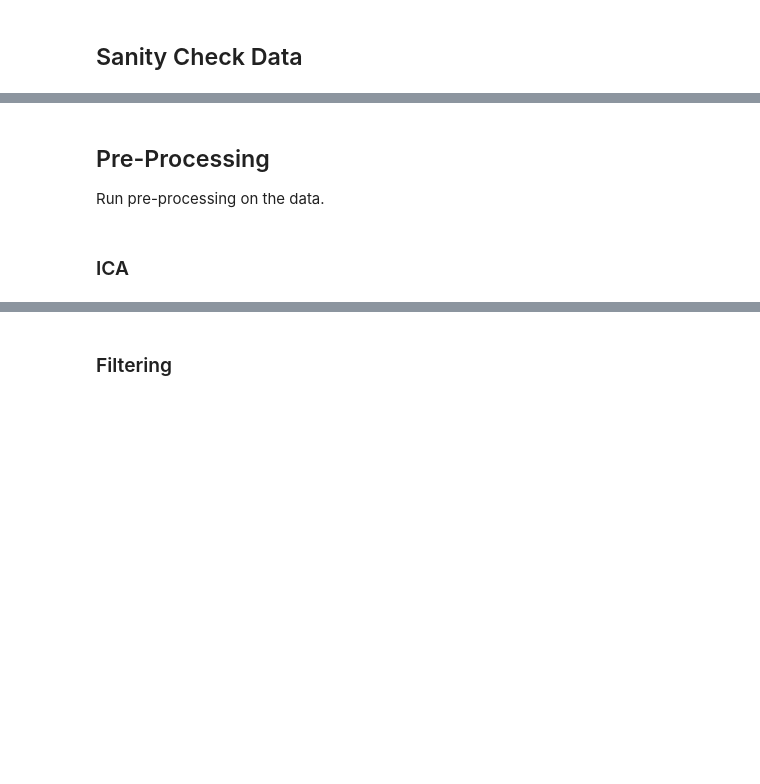
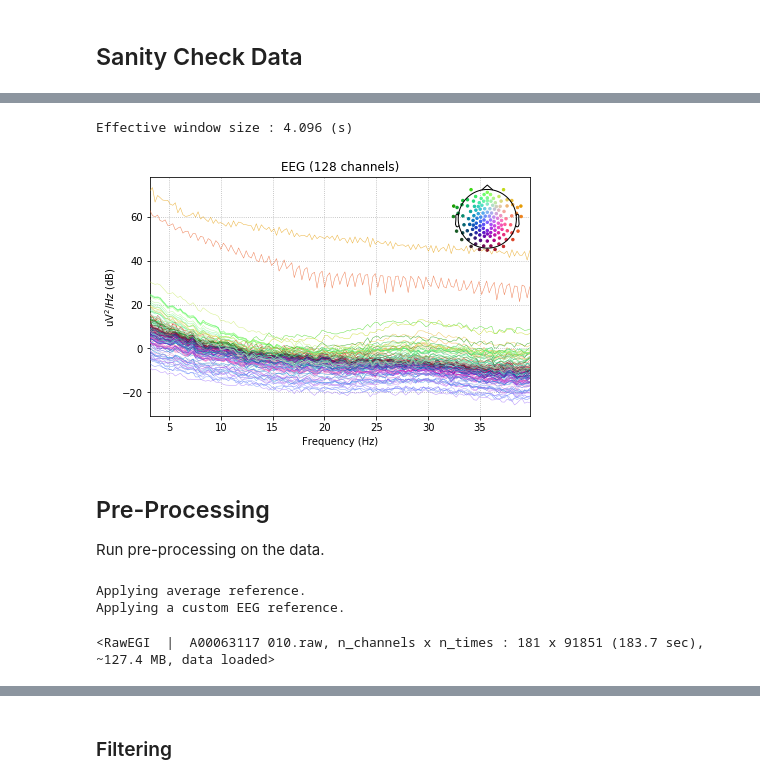
Before and after one commit to TomDonoghue/HyperEEG, a Jupyter notebook: notebooks/01-EEGProcessing.ipynb, the cells around one changed output, grey strips where cells are left out. Cells and saved outputs as stored; diff of their text form; code cells hidden in the pictures; blank space fills up the shorter version.

```diff
--- a/notebooks/01-EEGProcessing.ipynb
+++ b/notebooks/01-EEGProcessing.ipynb
@@ -168,0 +124,6 @@ plt.plot(raw._data[0, 0:1000])
+# %%
+# Check the power spectrum of each channel
+raw.plot_psd(tmin=0, fmin=3, fmax=40);
+# %% [output]
+Effective window size : 4.096 (s)
+[figure, added]
@@ -173,5 +138,7 @@ Run pre-processing on the data.
 # %%
 # Referencing
-#raw.set_eeg_reference()
+raw.set_eeg_reference()
+# %% [output]
+Applying average reference.
+Applying a custom EEG reference.
+<RawEGI  |  A00063117 010.raw, n_channels x n_times : 181 x 91851 (183.7 sec), ~127.4 MB, data loaded>
-# %% [markdown]
-### ICA
```
Also changed, not shown: parts of 33 cells of this notebook.
